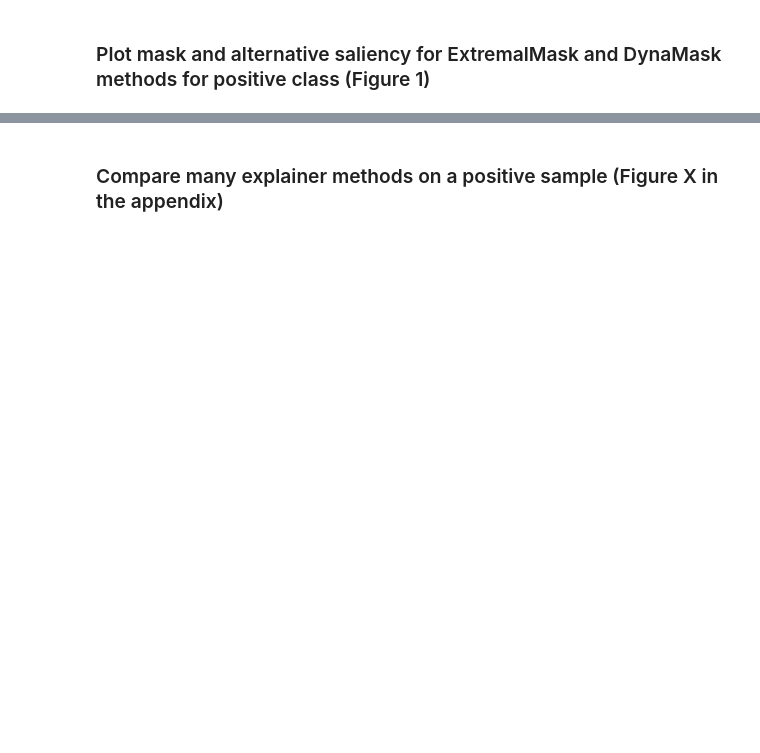
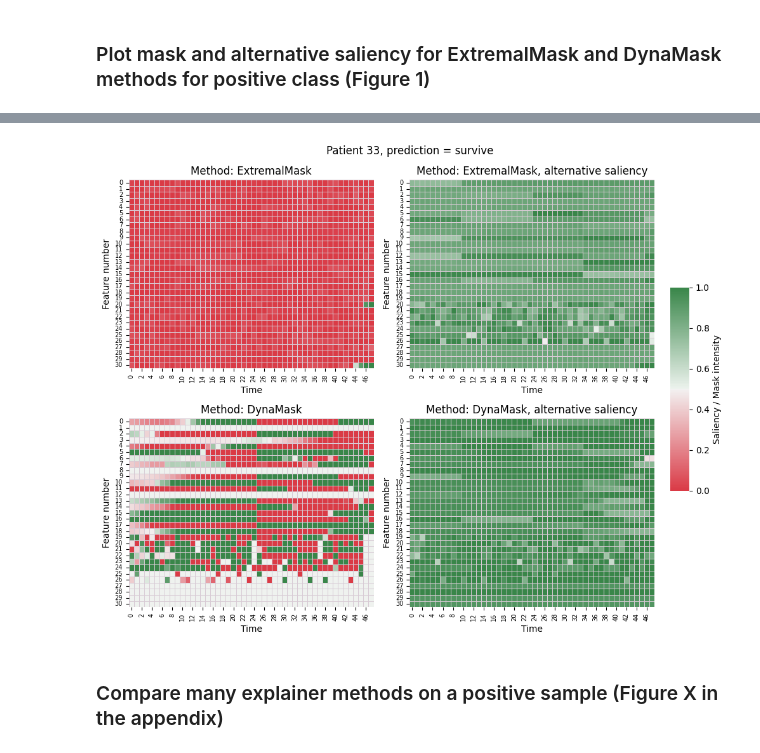
Before and after one commit to anonymous8293/factai, a Jupyter notebook: visualization.ipynb, the cells around one changed output, grey strips where cells are left out. Drawn from its saved outputs; the diff is of its cells as text; code cells hidden in the pictures; blank space fills up the shorter version.

```diff
--- a/visualization.ipynb
+++ b/visualization.ipynb
@@ -479,12 +382,13 @@ plot_heatmap(saliencies, title=f"Patient {POS_ID}, prediction = die")
 # %%
-from tint.utils.plotting import plot_heatmap
-
 NEG_ID = 33
 saliencies = {
-    "extremal": extremal_mask_attr_mimic[NEG_ID].T,
-    "dynamask": dyna_mask_attr_mimic[NEG_ID].T,
-    title=f"Patient {NEG_ID}, prediction = survive"
+    "ExtremalMask": extremal_mask_attr_mimic[NEG_ID].T,
+    "ExtremalMask, alternative saliency": extremal_alternative_mimic[NEG_ID].T,
+    "DynaMask": dyna_mask_attr_mimic[NEG_ID].T,
+    "DynaMask, alternative saliency": dyna_alternative_mimic[NEG_ID].T,
 }
-plot_heatmap(saliencies, title=None)
+plot_heatmap(saliencies, title=f"Patient {NEG_ID}, prediction = survive")
+# %% [output]
+[figure, added]
 # %% [markdown]
 ### Compare many explainer methods on a positive sample (Figure X in the appendix)
```
Also changed, not shown: parts of 26 cells of this notebook, 2 other files.
